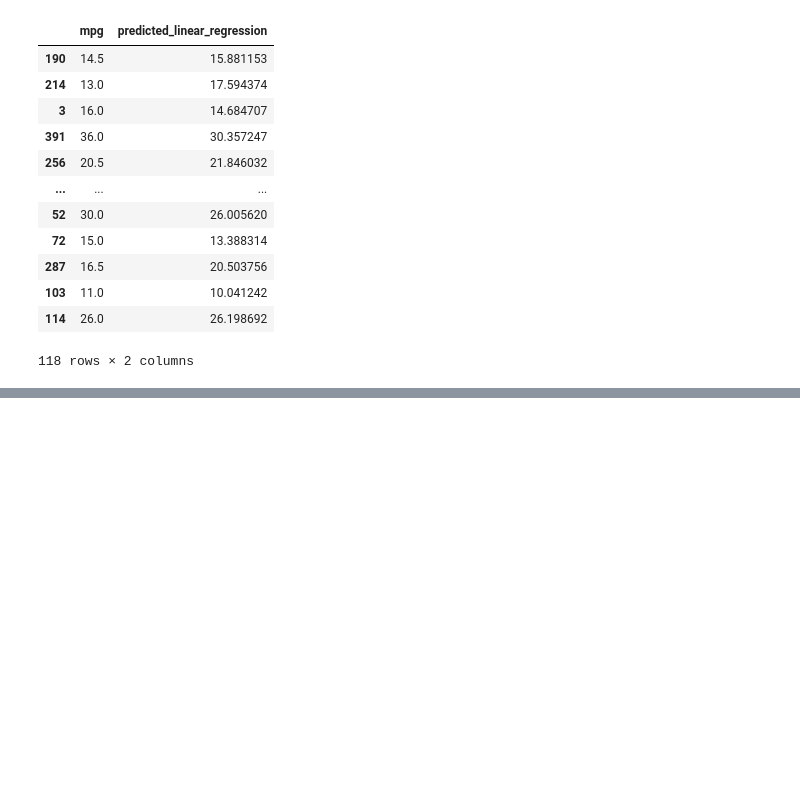
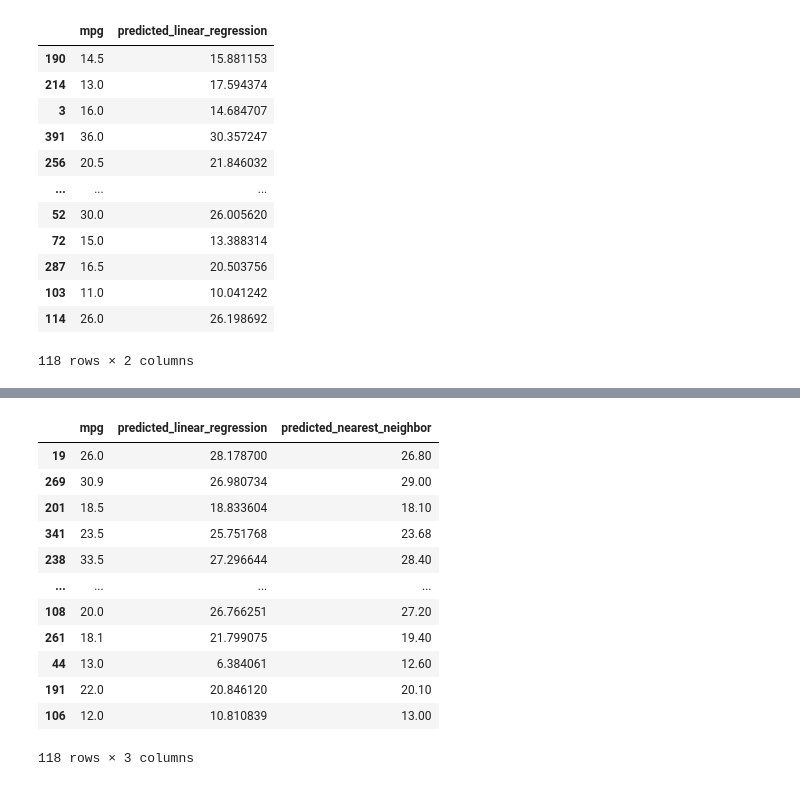
Before and after one commit to get-to-work-together/Computrain-Python-voor-Data-Science, a Jupyter notebook: Training/demo preprocessing.ipynb, the cells around one changed output, grey strips where cells are left out. Cells and saved outputs as stored; diff of their text form; code cells hidden in the pictures; blank space fills up the shorter version.

```diff
--- a/Training/demo preprocessing.ipynb
+++ b/Training/demo preprocessing.ipynb
@@ -167,0 +221,16 @@ df_test_target
+# %%
+df_test_target
+# %% [output]
+|  | mpg | predicted_linear_regression | predicted_nearest_neighbor |
+| 19 | 26.0 | 28.178700 | 26.80 |
+| 269 | 30.9 | 26.980734 | 29.00 |
+| 201 | 18.5 | 18.833604 | 18.10 |
+| 341 | 23.5 | 25.751768 | 23.68 |
+| 238 | 33.5 | 27.296644 | 28.40 |
+| ... | ... | ... | ... |
+| 108 | 20.0 | 26.766251 | 27.20 |
+| 261 | 18.1 | 21.799075 | 19.40 |
+| 44 | 13.0 | 6.384061 | 12.60 |
+| 191 | 22.0 | 20.846120 | 20.10 |
+| 106 | 12.0 | 10.810839 | 13.00 |
+118 rows × 3 columns
```
Also changed, not shown: parts of 17 cells of this notebook, 7 other files.
